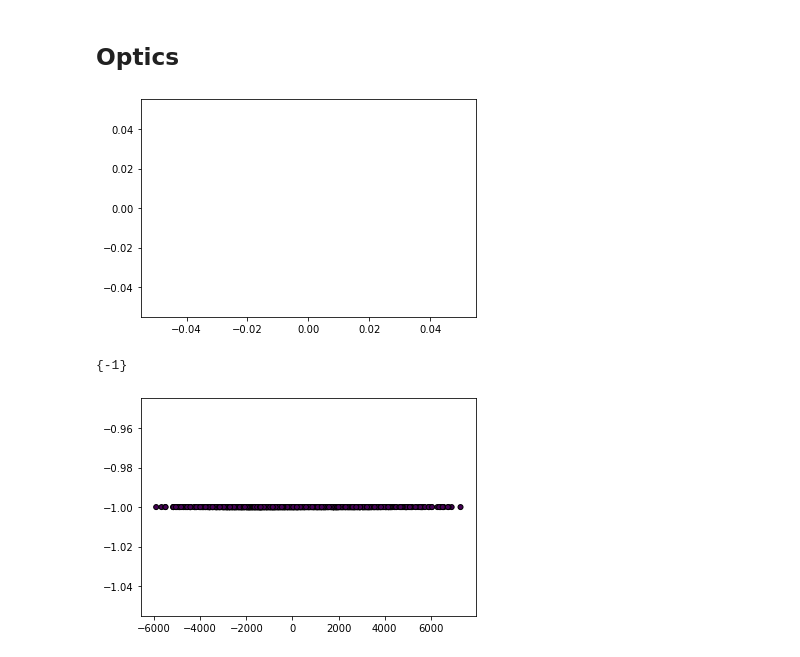
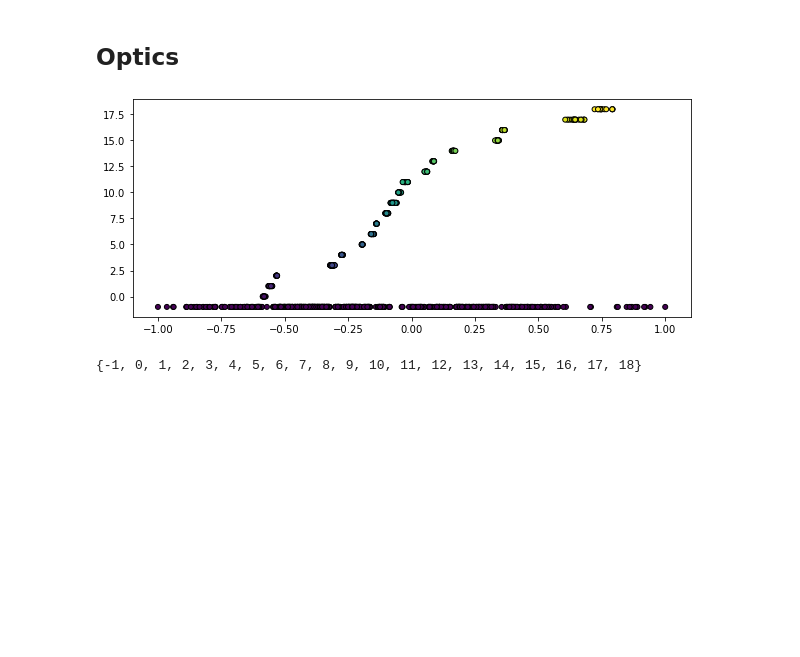
Before and after one commit to thiago9864/mineracao_dados, a Jupyter notebook: trabalho_5/trabalho_5_dupla_20.ipynb, the cells around one changed output. Saved outputs shown, nothing was run; the diff lists cells and outputs as text; code cells hidden in the pictures; blank space fills up the shorter version.

```diff
--- a/trabalho_5/trabalho_5_dupla_20.ipynb
+++ b/trabalho_5/trabalho_5_dupla_20.ipynb
@@ -148,29 +147,17 @@ set(kmeans.labels_)
 {0, 1, 2, 3}
 # %% [markdown]
 ## Optics
-# %%
-modelo = cluster.OPTICS( min_samples=10, max_eps=0.2, xi=0.2 )
-y_predito = modelo.fit_predict(X_reduced)
-
-space = np.arange(len(X_reduced))
-reachability = modelo.reachability_[ modelo.ordering_ ]
-labels = modelo.labels_[ modelo.ordering_ ]
-
-colors = [ "b.", "y.", "r.", "g.", "c." ]
-for klass, color in zip( range(0, 5), colors ):
-  Xk = space[ labels == klass ]
-  Rk = reachability[ labels==klass ]
-  plt.plot(Xk, Rk, color, alpha=0.3)
-
-plt.plot( space[ labels == -1 ], reachability[ labels==-1 ], "k.", alpha=0.3 )
-
-plt.show()
-
-print(set(labels))
-
-plt.scatter( X_reduced, y_predito, marker="o", c=y_predito, s=25, edgecolor="k" )
-plt.show()
-# %% [output]
-[figure, removed]
-{-1}
-[figure, removed]
+# %%
+modelo = cluster.OPTICS( min_samples=10, max_eps=0.2, xi=0.2)
+y_predito = modelo.fit_predict(x_norm)
+
+
+plt.figure(figsize=(10,4))
+plt.scatter( x_norm, y_predito, marker="o", c=y_predito, s=25, edgecolor="k" )
+plt.show()
+# %% [output]
+[figure, added]
+# %%
+set(modelo.labels_[ modelo.ordering_ ])
+# %% [output]
+{-1, 0, 1, 2, 3, 4, 5, 6, 7, 8, 9, 10, 11, 12, 13, 14, 15, 16, 17, 18}
```
Also changed, not shown: parts of 7 cells of this notebook, 1 other file.
